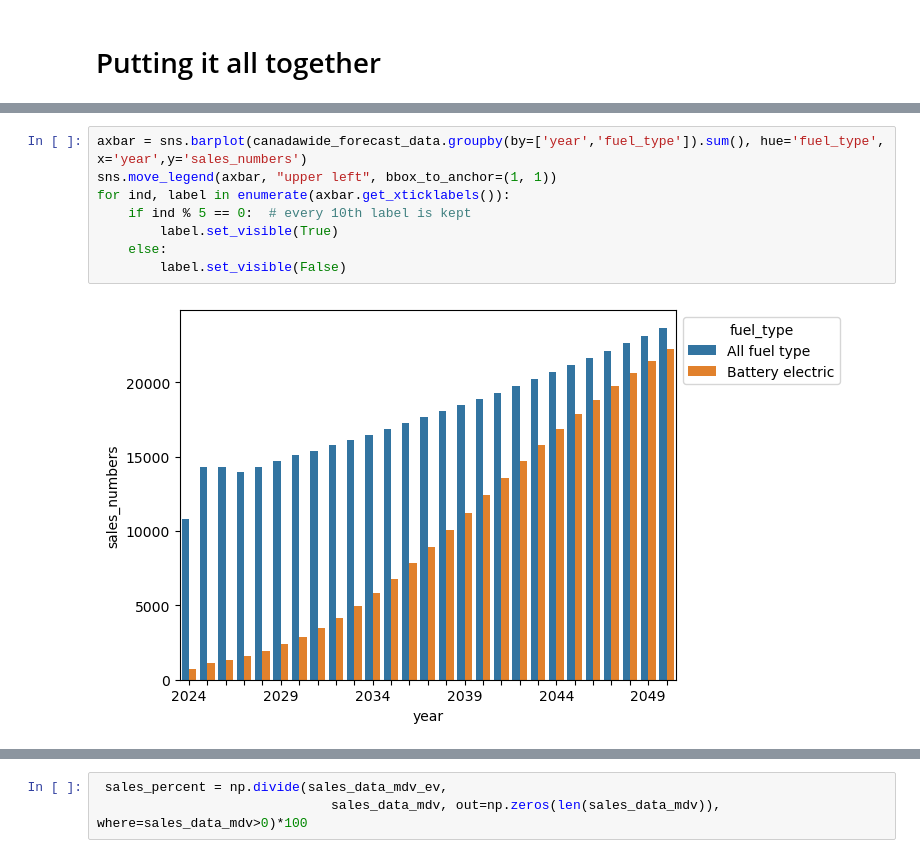
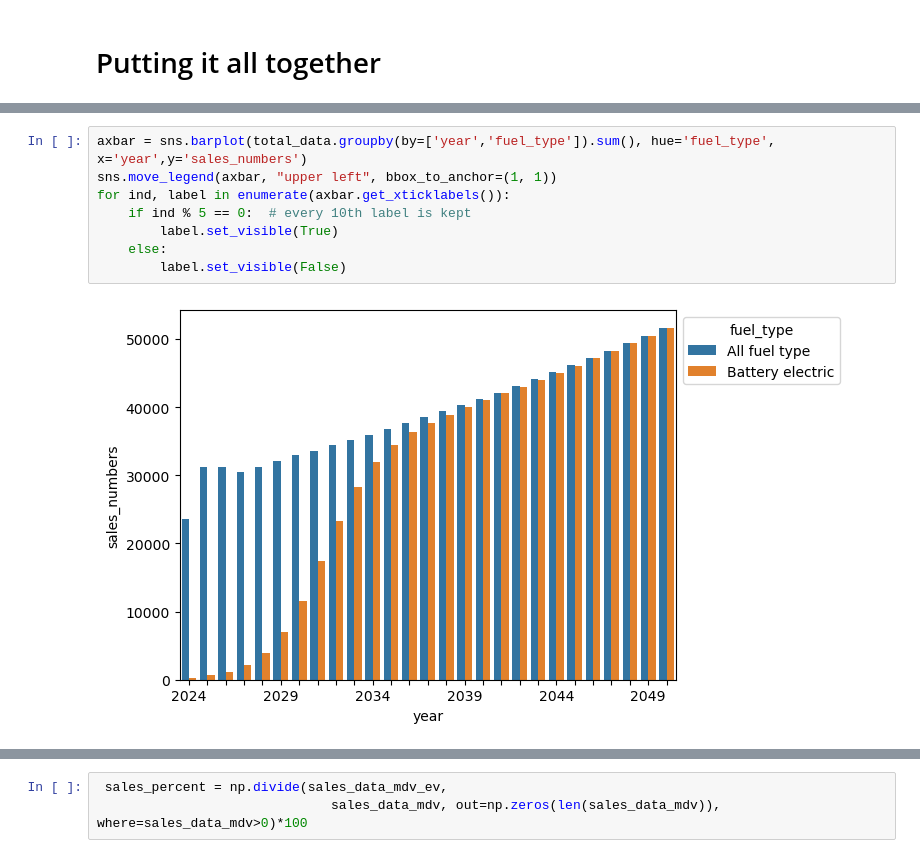
Before and after one commit to ranok92/eccc, a Jupyter notebook: notebooks/analysis.ipynb, the cells around one changed output, grey strips where cells are left out. Saved outputs shown, nothing was run; the diff lists cells and outputs as text.

```diff
--- a/notebooks/analysis.ipynb
+++ b/notebooks/analysis.ipynb
@@ -528,12 +563,12 @@ ValueError: Axes(0.125,0.11;0.775x0.77) has no legend attached.
 # %%
-axbar = sns.barplot(canadawide_forecast_data.groupby(by=['year','fuel_type']).sum(), hue='fuel_type', x='year',y='sales_numbers')
+axbar = sns.barplot(total_data.groupby(by=['year','fuel_type']).sum(), hue='fuel_type', x='year',y='sales_numbers')
 sns.move_legend(axbar, "upper left", bbox_to_anchor=(1, 1))
 for ind, label in enumerate(axbar.get_xticklabels()):
     if ind % 5 == 0:  # every 10th label is kept
         label.set_visible(True)
     else:
         label.set_visible(False)
 # %% [output]
-[figure, old version]
+[figure, new version]
 # %%
 last_mdv_num
```
Also changed, not shown: parts of 45 cells of this notebook.
